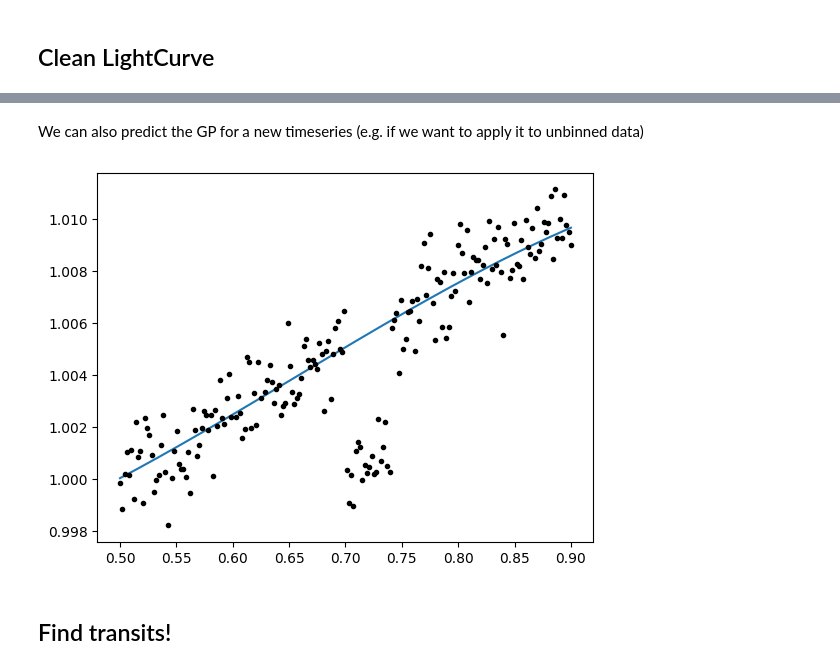
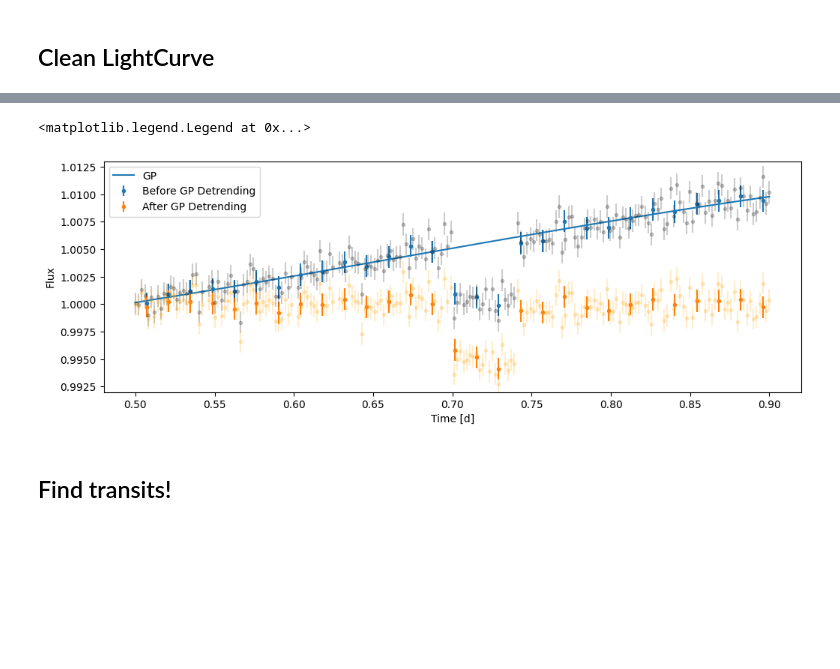
Before and after one commit to catrionamurray/occultence, a Jupyter notebook: test.ipynb, the cells around one changed output, grey strips where cells are left out. Drawn from its saved outputs; the diff is of its cells as text; code cells hidden in the pictures; blank space fills up the shorter version.

```diff
--- a/test.ipynb
+++ b/test.ipynb
@@ -79,10 +76,16 @@ Final ln-likelihood: 143.76
-# %% [markdown]
-We can also predict the GP for a new timeseries (e.g. if we want to apply it to unbinned data)
-# %%
-plt.plot(clean_targ.time.value, 1+gp_targ.metadata['gp'].predict(y=gp_targ.metadata['data_to_condition_gp'], t=clean_targ.time.value)[0])
-plt.plot(clean_targ.time.value, clean_targ.flux, 'k.');
-# %% [output]
-[figure, removed]
+# %%
+ax=bin_targ.plot(label="Before GP Detrending");
+gp_targ.plot(ax=ax, label="After GP Detrending");
+clean_targ.plot(ax=ax, c='k', alpha=0.2)
+# we can also predict the GP for different time resolutions
+gp_full_res = 1+gp_targ.metadata['gp'].predict(y=gp_targ.metadata['data_to_condition_gp'], t=clean_targ.time.value)[0]
+plt.plot(clean_targ.time.value, gp_full_res, label='GP', c='C0')
+plt.errorbar(clean_targ.time.value, clean_targ.flux/gp_full_res, clean_targ.uncertainty, fmt='.', c='orange', alpha=0.2);
+plt.ylim(0.992,1.013)
+plt.legend()
+# %% [output]
+<matplotlib.legend.Legend at 0x...>
+[figure, added]
 # %% [markdown]
 ## Find transits!
 # %%
```
Also changed, not shown: parts of 8 cells of this notebook, 1 other file.
